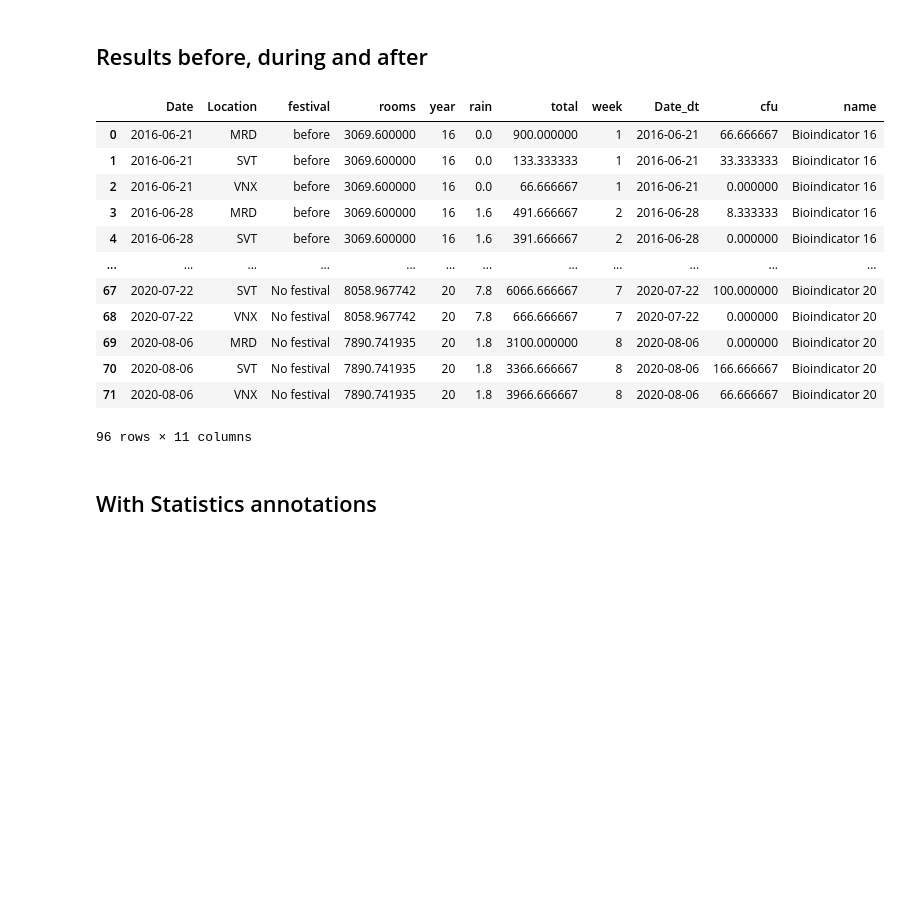
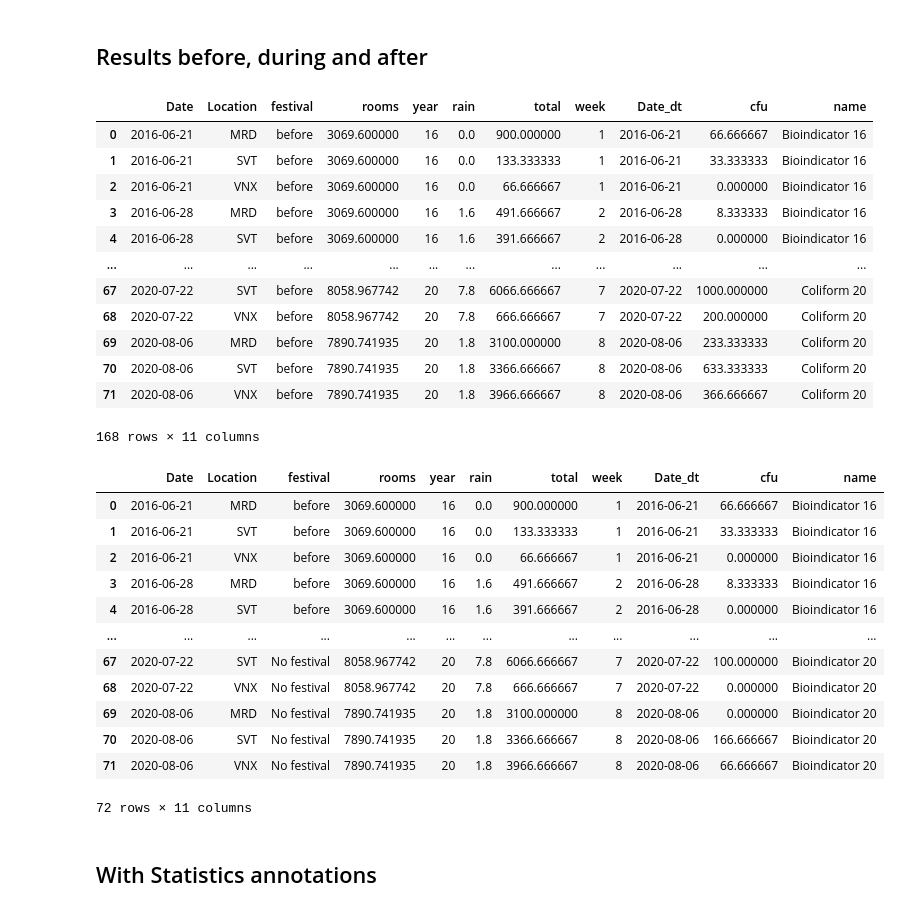
Before and after one commit to Hackuarium/montreux-water-quality, a Jupyter notebook: 2-plots.ipynb, the cells around one changed output. Saved outputs shown, nothing was run; the diff lists cells and outputs as text; code cells hidden in the pictures; blank space fills up the shorter version.

```diff
--- a/2-plots.ipynb
+++ b/2-plots.ipynb
@@ -321,13 +321,29 @@ make_rain_sum_2016_2017(rain_sum_df.query('year != 60').round(decimals=2),
 A=pd.read_pickle("data/allyears-avg_plate.pkl")
 A['Date_dt'] = pd.to_datetime(A['Date'])
 A2=append_vars(A,['Bioindicator', 'Bioindicator UV+', 'Coliform'])
+# %%
+A2
+# %% [output]
+|  | Date | Location | festival | rooms | year | rain | total | week | Date_dt | cfu | name |
+| 0 | 2016-06-21 | MRD | before | 3069.600000 | 16 | 0.0 | 900.000000 | 1 | 2016-06-21 | 66.666667 | Bioindicator 16 |
+| 1 | 2016-06-21 | SVT | before | 3069.600000 | 16 | 0.0 | 133.333333 | 1 | 2016-06-21 | 33.333333 | Bioindicator 16 |
+| 2 | 2016-06-21 | VNX | before | 3069.600000 | 16 | 0.0 | 66.666667 | 1 | 2016-06-21 | 0.000000 | Bioindicator 16 |
+| 3 | 2016-06-28 | MRD | before | 3069.600000 | 16 | 1.6 | 491.666667 | 2 | 2016-06-28 | 8.333333 | Bioindicator 16 |
+| 4 | 2016-06-28 | SVT | before | 3069.600000 | 16 | 1.6 | 391.666667 | 2 | 2016-06-28 | 0.000000 | Bioindicator 16 |
+| ... | ... | ... | ... | ... | ... | ... | ... | ... | ... | ... | ... |
+| 67 | 2020-07-22 | SVT | before | 8058.967742 | 20 | 7.8 | 6066.666667 | 7 | 2020-07-22 | 1000.000000 | Coliform 20 |
+| 68 | 2020-07-22 | VNX | before | 8058.967742 | 20 | 7.8 | 666.666667 | 7 | 2020-07-22 | 200.000000 | Coliform 20 |
+| 69 | 2020-08-06 | MRD | before | 7890.741935 | 20 | 1.8 | 3100.000000 | 8 | 2020-08-06 | 233.333333 | Coliform 20 |
+| 70 | 2020-08-06 | SVT | before | 7890.741935 | 20 | 1.8 | 3366.666667 | 8 | 2020-08-06 | 633.333333 | Coliform 20 |
+| 71 | 2020-08-06 | VNX | before | 7890.741935 | 20 | 1.8 | 3966.666667 | 8 | 2020-08-06 | 366.666667 | Coliform 20 |
+168 rows × 11 columns
 # %%
 festival = A2.query('year != 20')
 nofestival = A2.query('year == 20').copy()
 nofestival['festival'] = 'No festival'
 
 barplot = pd.concat([festival, nofestival])
-barplot = barplot[barplot.name.str.contains('Bioindicator')]
+barplot = barplot[barplot.name.str.contains('Bioindicator')].query('name != "Bioindicator UV+ 17"')
 barplot
 # %% [output]
 |  | Date | Location | festival | rooms | year | rain | total | week | Date_dt | cfu | name |
@@ -342,7 +358,7 @@ barplot
 | 69 | 2020-08-06 | MRD | No festival | 7890.741935 | 20 | 1.8 | 3100.000000 | 8 | 2020-08-06 | 0.000000 | Bioindicator 20 |
 | 70 | 2020-08-06 | SVT | No festival | 7890.741935 | 20 | 1.8 | 3366.666667 | 8 | 2020-08-06 | 166.666667 | Bioindicator 20 |
 | 71 | 2020-08-06 | VNX | No festival | 7890.741935 | 20 | 1.8 | 3966.666667 | 8 | 2020-08-06 | 66.666667 | Bioindicator 20 |
-96 rows × 11 columns
+72 rows × 11 columns
 # %% [markdown]
 ## With Statistics annotations
 # %% [markdown]
```
Also changed, not shown: parts of 10 cells of this notebook, 16 other files.
